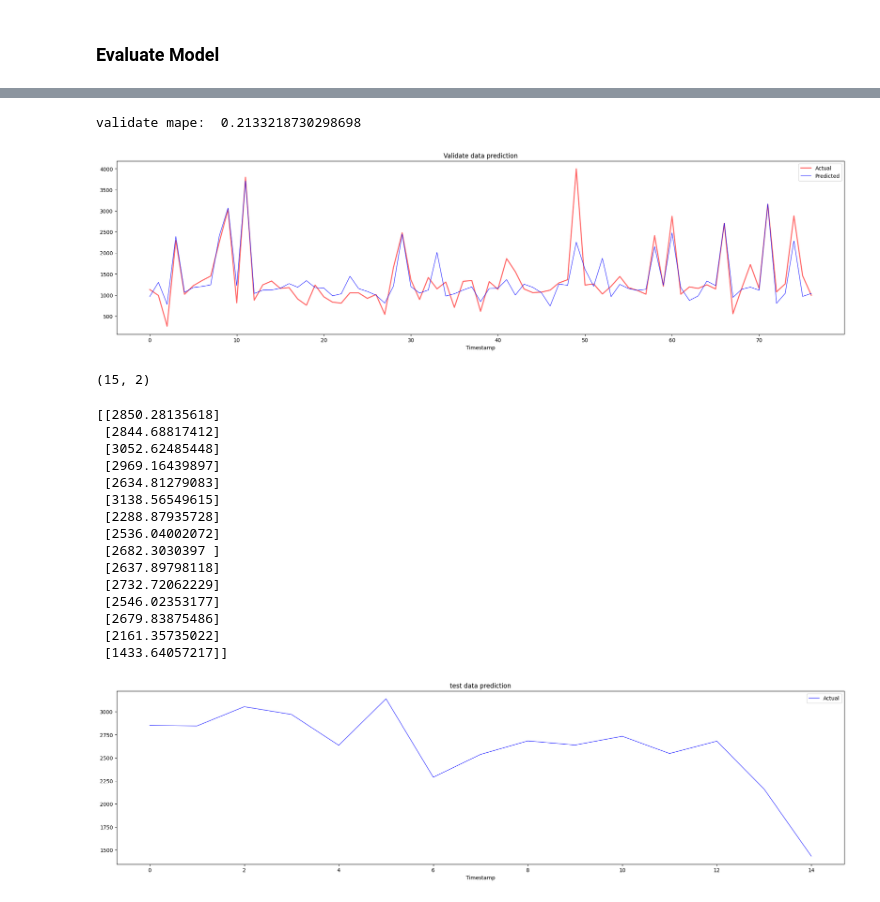
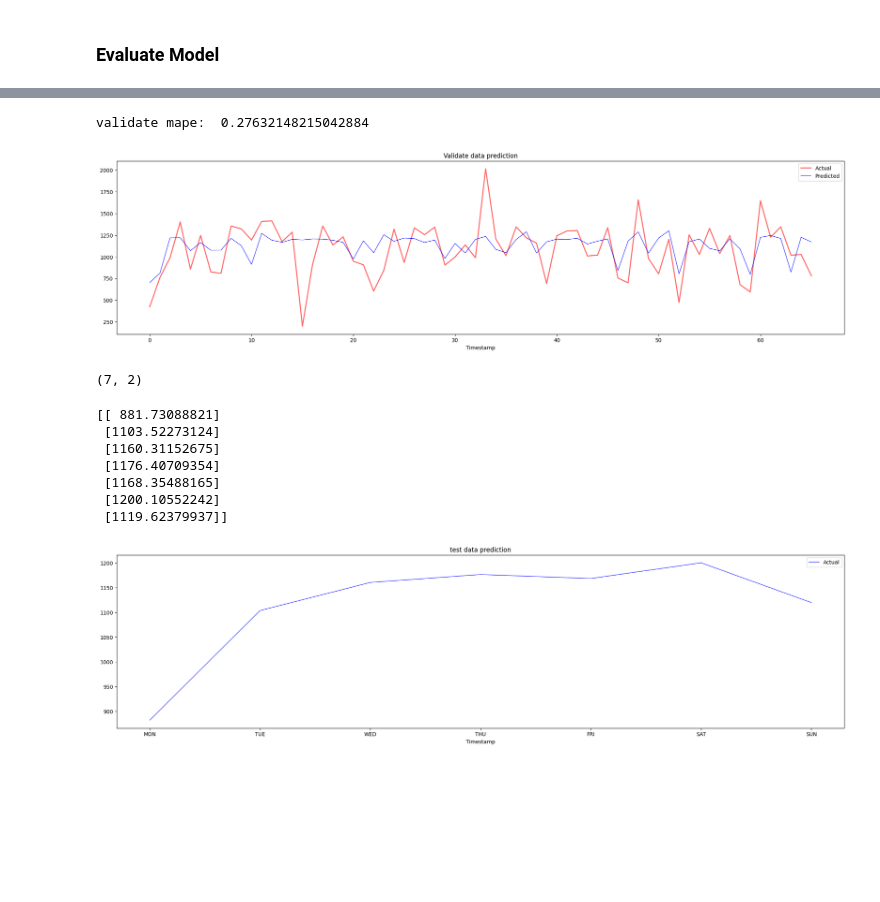
Before and after one commit to hauchu1998/C6800_Smart_Cities, a Jupyter notebook: notebooks/paris_data_prediction.ipynb, the cells around one changed output, grey strips where cells are left out. Saved outputs shown, nothing was run; the diff lists cells and outputs as text; code cells hidden in the pictures; blank space fills up the shorter version.

```diff
--- a/notebooks/paris_data_prediction.ipynb
+++ b/notebooks/paris_data_prediction.ipynb
@@ -506,6 +661,6 @@ for idx, (year, data) in enumerate(french_open_data.items()):
 # %%
-days = 138
-dataset2 = []
+days = 131
+nof_dataset = []
 for idx in range(2, len(years)):
     first = french_open_data[years[idx - 2]]
     first = first[(first["DATE"] >= start_dates2[idx - 2]) & (first["DATE"] <= end_dates2[idx - 2])]
@@ -519,8 +674,8 @@ for idx in range(2, len(years)):
         first_day = first.iloc[i]["COUNT_SCALE"]
         second_day = second.iloc[i]["COUNT_SCALE"]
         third_day = third.iloc[i]["COUNT_SCALE"]
-        dataset2.append([first_day, second_day, third_day])
+        nof_dataset.append([first_day, second_day, third_day])
 
-dataset = np.concatenate((dataset1, dataset2), axis=0)
-dataset.shape
+nfo_dataset = np.array(nof_dataset)
+nfo_dataset.shape
 # %% [output]
@@ -530,6 +683,6 @@ Scale the data to 0-1
 # %%
-dataset_x, dataset_y = dataset[:, :-1], dataset[:, [-1]]
-print("dataset shape: ", dataset_x.shape, dataset_y.shape)
-train_x, validate_x, train_y, validate_y = train_test_split(dataset_x, dataset_y, test_size=0.1, shuffle=True)
+nfo_dataset_x, nfo_dataset_y = nfo_dataset[:, :-1], nfo_dataset[:, [-1]]
+print("nfo_dataset shape: ", nfo_dataset_x.shape, nfo_dataset_y.shape)
+train_x, validate_x, train_y, validate_y = train_test_split(nfo_dataset_x, nfo_dataset_y, test_size=0.1, shuffle=True)
 print("after split:", train_x.shape, train_y.shape, validate_x.shape, validate_y.shape)
 # %% [output]
@@ -538,8 +691,8 @@ after split: (688, 2) (688, 1) (77, 2) (77, 1)
 # %%
 # build model
-model = SVR(C=10, cache_size=200, coef0=0.0, degree=3, epsilon=0.05, gamma=0.5,
+nfo_model = SVR(C=10, cache_size=200, coef0=0.0, degree=3, epsilon=0.05, gamma=0.5,
     kernel='rbf', max_iter=-1, shrinking=True, tol=0.001, verbose=False)
-model.fit(train_x, train_y[:, 0])
+nfo_model.fit(train_x, train_y[:, 0])
 # %% [output]
 SVR(C=10, epsilon=0.05, gamma=0.5)
 # %% [markdown]
@@ -569,6 +717,6 @@ train mape:  0.2523193162314567
 # %%
 # evaluate validate data
-validate_pred = model.predict(validate_x).reshape(-1,1)
+validate_pred = nfo_model.predict(validate_x).reshape(-1,1)
 y_validate_pred = scaler.inverse_transform(validate_pred)
 y_validate = scaler.inverse_transform(validate_y)
 print("validate mape: ", mean_absolute_percentage_error(y_validate_pred, y_validate))
@@ -581,21 +729,18 @@ plt.xlabel('Timestamp')
 plt.title("Validate data prediction")
 plt.show()
 # %% [output]
-validate mape:  0.2133218730298698
+validate mape:  0.27632148215042884
-[figure, old version]
+[figure, new version]
 # %%
 test_data = []
-
-start_dates3 = ["2022-05-22", "2023-05-29"]
-end_dates3 = ["2022-06-05", "2023-06-12"]
-
 first = french_open_data[2022]
-first = first[(first["DATE"] >= "2022-05-22") & (first["DATE"] <= "2022-06-05")]
+first = first[(first["DATE"] >= "2022-05-01") & (first["DATE"] <= "2022-05-07")]
 
 second = french_open_data[2023]
-second = second[(second["DATE"] >= "2023-05-29") & (second["DATE"] <= "2023-06-12")]
+second = second[(second["DATE"] >= "2023-05-08") & (second["DATE"] <= "2023-05-14")]
 
-for i in range(french_open_days):
+days = 7
+for i in range(days):
     first_day = first.iloc[i]["COUNT_SCALE"]
     second_day = second.iloc[i]["COUNT_SCALE"]
     test_data.append([first_day, second_day])
@@ -603,31 +748,23 @@ for i in range(french_open_days):
 test_data = np.array(test_data)
 test_data.shape
 # %% [output]
-(15, 2)
+(7, 2)
 # %%
-test_pred = model.predict(test_data).reshape(-1,1)
+test_pred = nfo_model.predict(test_data).reshape(-1,1)
 y_test_pred = scaler.inverse_transform(test_pred)
 print(y_test_pred)
 plt.figure(figsize=(25,6))
-plt.plot(range(len(test_data)), y_test_pred, color = 'blue', linewidth=0.8)
+plt.plot(["MON", "TUE", "WED", "THU", "FRI", "SAT", "SUN"], y_test_pred, color = 'blue', linewidth=0.8)
 plt.legend(['Actual','Predicted'])
 plt.xlabel('Timestamp')
 plt.title("test data prediction")
 plt.show()
 # %% [output]
-[[2850.28135618]
- [2844.68817412]
- [3052.62485448]
- [2969.16439897]
- [2634.81279083]
- [3138.56549615]
- [2288.87935728]
- [2536.04002072]
- [2682.3030397 ]
- [2637.89798118]
- [2732.72062229]
- [2546.02353177]
- [2679.83875486]
- [2161.35735022]
- [1433.64057217]]
+[[ 881.73088821]
+ [1103.52273124]
+ [1160.31152675]
+ [1176.40709354]
+ [1168.35488165]
+ [1200.10552242]
+ [1119.62379937]]
-[figure, old version]
+[figure, new version]
```
Also changed, not shown: parts of 32 cells of this notebook.
